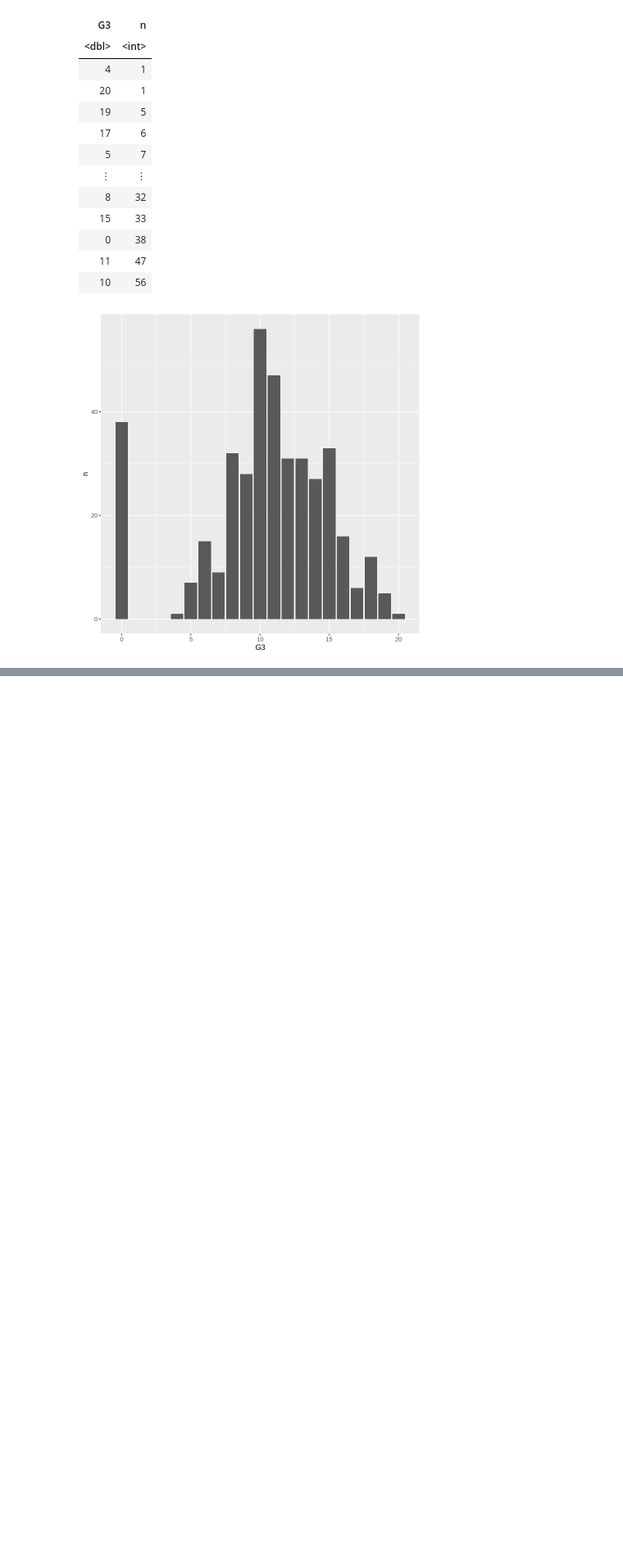
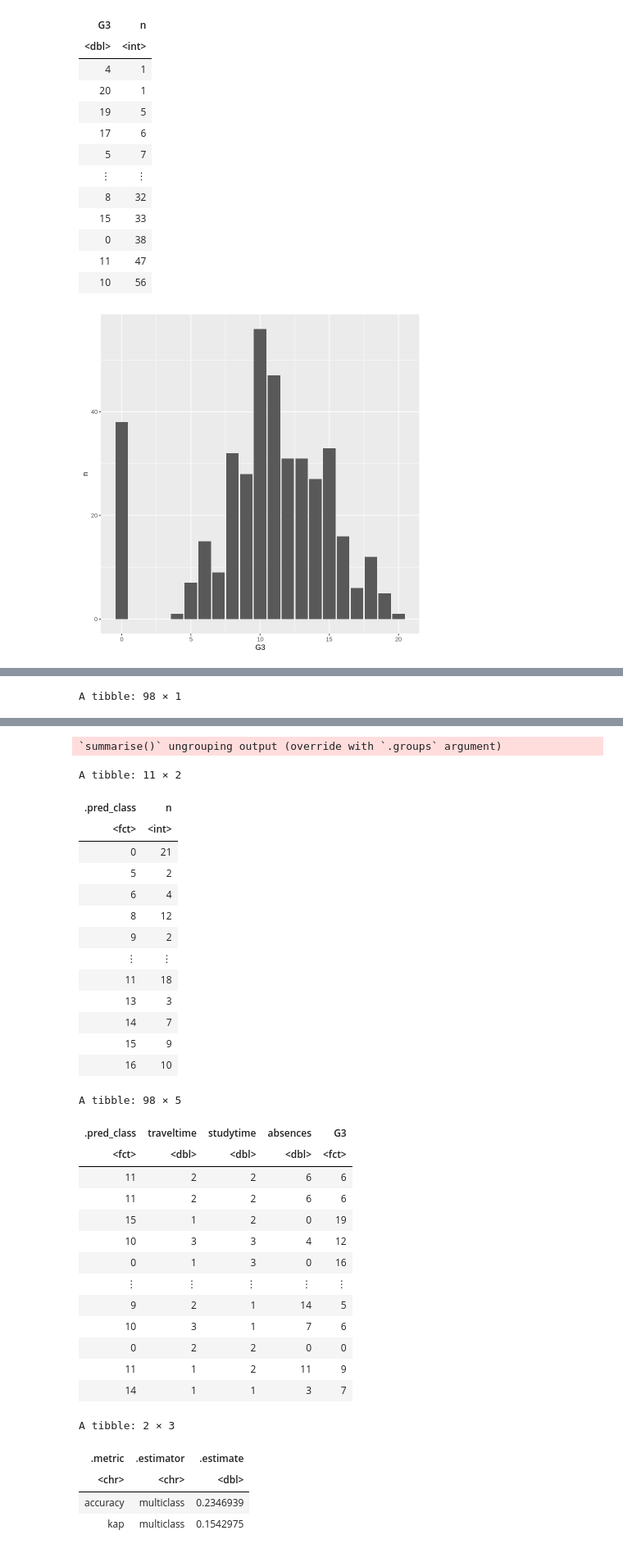
Before and after one commit to edsters78/DSCI100_Project, a Jupyter notebook: project.ipynb, the cells around one changed output, grey strips where cells are left out. Shown at 82% size. Saved outputs shown, nothing was run; the diff lists cells and outputs as text; code cells hidden in the pictures; blank space fills up the shorter version.

```diff
--- a/project.ipynb
+++ b/project.ipynb
@@ -150,0 +281,27 @@ A tibble: 18 × 2
+# %%
+student_spec <- nearest_neighbor(weight_fun = "rectangular", neighbors = k_best) %>%
+    set_engine("kknn") %>%
+    set_mode("classification")
+
+student_model <- workflow() %>%
+    add_recipe(student_recipe) %>%
+    add_model(student_spec) %>%
+    fit(student_train_temp)
+# student_model
+
+student_predictions <- predict(student_model, student_test_temp)
+student_predictions
+
+test <- student_predictions %>%
+    group_by(.pred_class) %>%
+    summarise(n = n())
+test
+
+bind_cols(student_predictions, student_test_temp)
+
+results <- student_predictions %>%
+    bind_cols(student_test_temp) %>%
+    metrics(truth = G3, estimate = .pred_class)
+results
+# %% [output]
+A tibble: 98 × 1
@@ -150,0 +321,34 @@ A tibble: 18 × 2
+`summarise()` ungrouping output (override with `.groups` argument)
+A tibble: 11 × 2
+| .pred_class | n |
+| <fct> | <int> |
+| 0 | 21 |
+| 5 | 2 |
+| 6 | 4 |
+| 8 | 12 |
+| 9 | 2 |
+| ⋮ | ⋮ |
+| 11 | 18 |
+| 13 | 3 |
+| 14 | 7 |
+| 15 | 9 |
+| 16 | 10 |
+A tibble: 98 × 5
+| .pred_class | traveltime | studytime | absences | G3 |
+| <fct> | <dbl> | <dbl> | <dbl> | <fct> |
+| 11 | 2 | 2 | 6 | 6 |
+| 11 | 2 | 2 | 6 | 6 |
+| 15 | 1 | 2 | 0 | 19 |
+| 10 | 3 | 3 | 4 | 12 |
+| 0 | 1 | 3 | 0 | 16 |
+| ⋮ | ⋮ | ⋮ | ⋮ | ⋮ |
+| 9 | 2 | 1 | 14 | 5 |
+| 10 | 3 | 1 | 7 | 6 |
+| 0 | 2 | 2 | 0 | 0 |
+| 11 | 1 | 2 | 11 | 9 |
+| 14 | 1 | 1 | 3 | 7 |
+A tibble: 2 × 3
+| .metric | .estimator | .estimate |
+| <chr> | <chr> | <dbl> |
+| accuracy | multiclass | 0.2346939 |
+| kap | multiclass | 0.1542975 |
```
Also changed, not shown: parts of 5 cells of this notebook.
